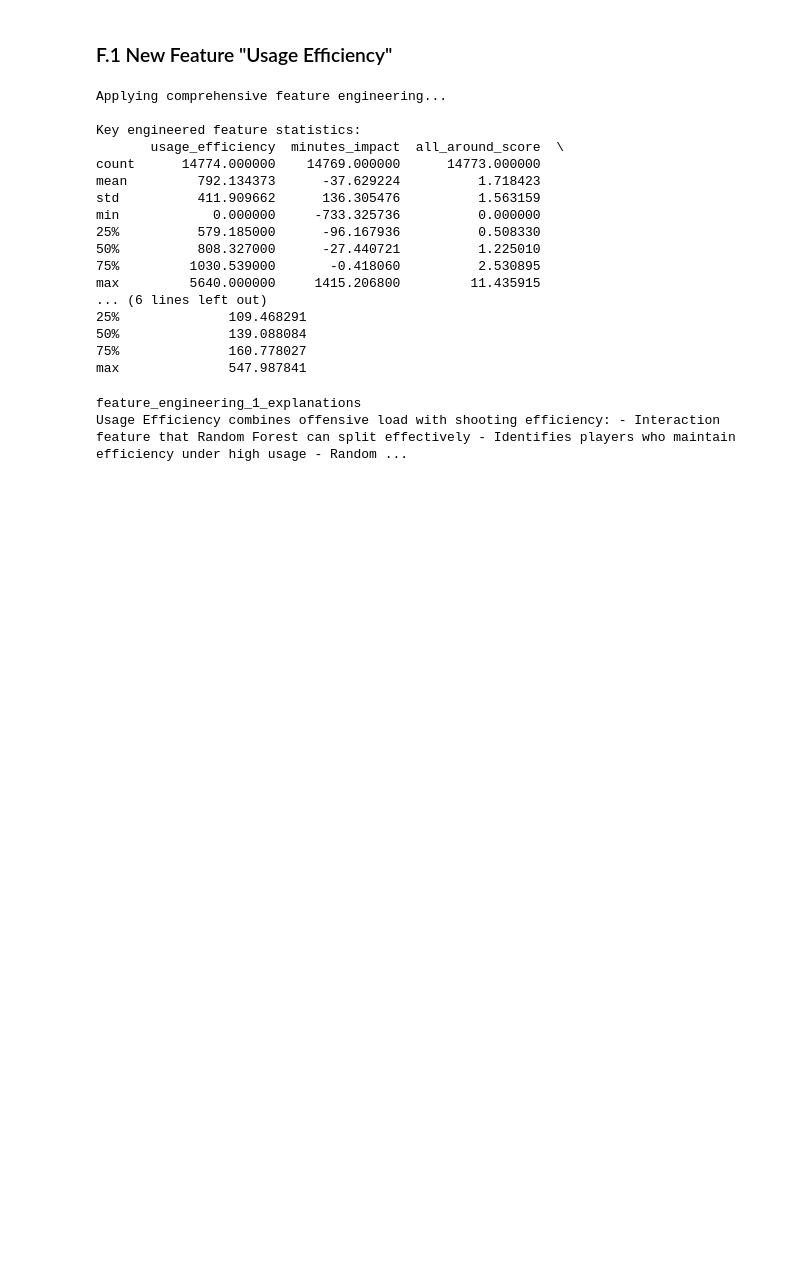
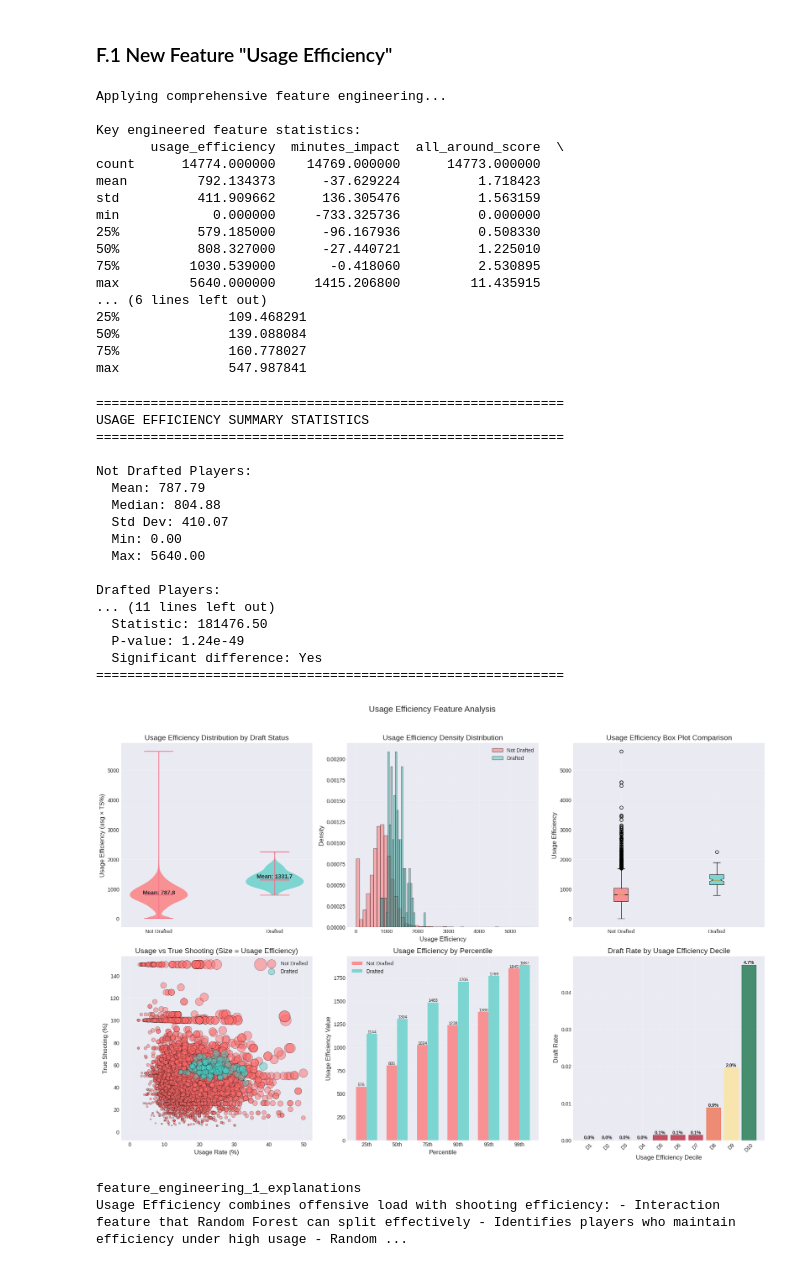
Before and after one commit to tooichitake/36120-AT1-Group5, a Jupyter notebook: 25605217/notebooks/36120-25SP-group5-25605217-AT1-experiment-3.ipynb, the cells around one changed output. Saved outputs shown, nothing was run; the diff lists cells and outputs as text; code cells hidden in the pictures; blank space fills up the shorter version.

```diff
--- a/25605217/notebooks/36120-25SP-group5-25605217-AT1-experiment-3.ipynb
+++ b/25605217/notebooks/36120-25SP-group5-25605217-AT1-experiment-3.ipynb
@@ -577,11 +566,0 @@ Year encoding for Random Forest: - Ordinal encoding preserves year progression (
-# %%
-# <Student to fill this section>
-# Create power conference indicator using src module
-train_df = features.create_power_conference_indicator(train_df)
-test_df = features.create_power_conference_indicator(test_df)
-
-# Analyze impact
-power_conf_stats = train_df.groupby('power_conference')['drafted'].agg(['mean', 'count'])
-power_conf_stats.index = ['Non-Power', 'Power']
-print("Draft rate by conference type:")
-print(power_conf_stats)
@@ -646,6 +600,29 @@ max         5640.000000     1415.206800         11.435915
 50%              139.088084
 75%              160.778027
 max              547.987841
+# %%
+# Visualize "usage_efficiency" feature using the new visualization function
+fig = visualization.visualize_usage_efficiency(train_df, target_col='drafted')
+plt.show()
+# %% [output]
+============================================================
+USAGE EFFICIENCY SUMMARY STATISTICS
+============================================================
+
+Not Drafted Players:
+  Mean: 787.79
+  Median: 804.88
+  Std Dev: 410.07
+  Min: 0.00
+  Max: 5640.00
+
+Drafted Players:
+... (11 lines left out)
+  Statistic: 181476.50
+  P-value: 1.24e-49
+  Significant difference: Yes
+============================================================
+[figure, added]
 # %%
 # <Student to fill this section>
 feature_engineering_1_explanations = """
```
Also changed, not shown: parts of 18 cells of this notebook, 12 other files.
